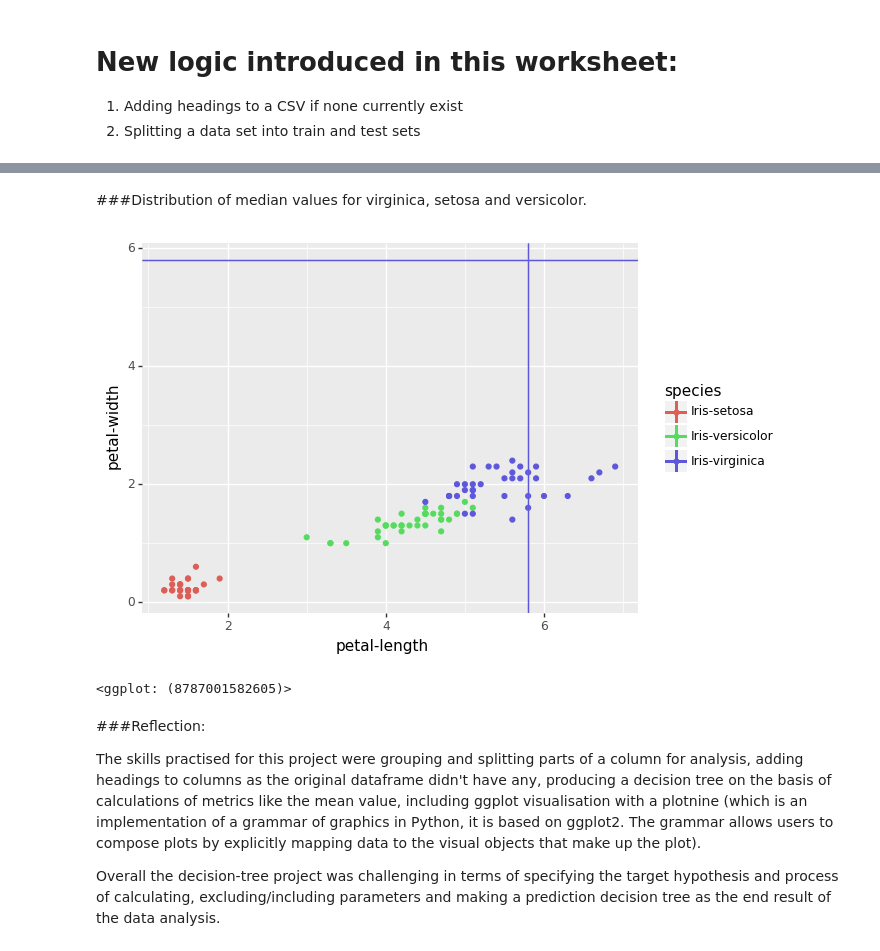
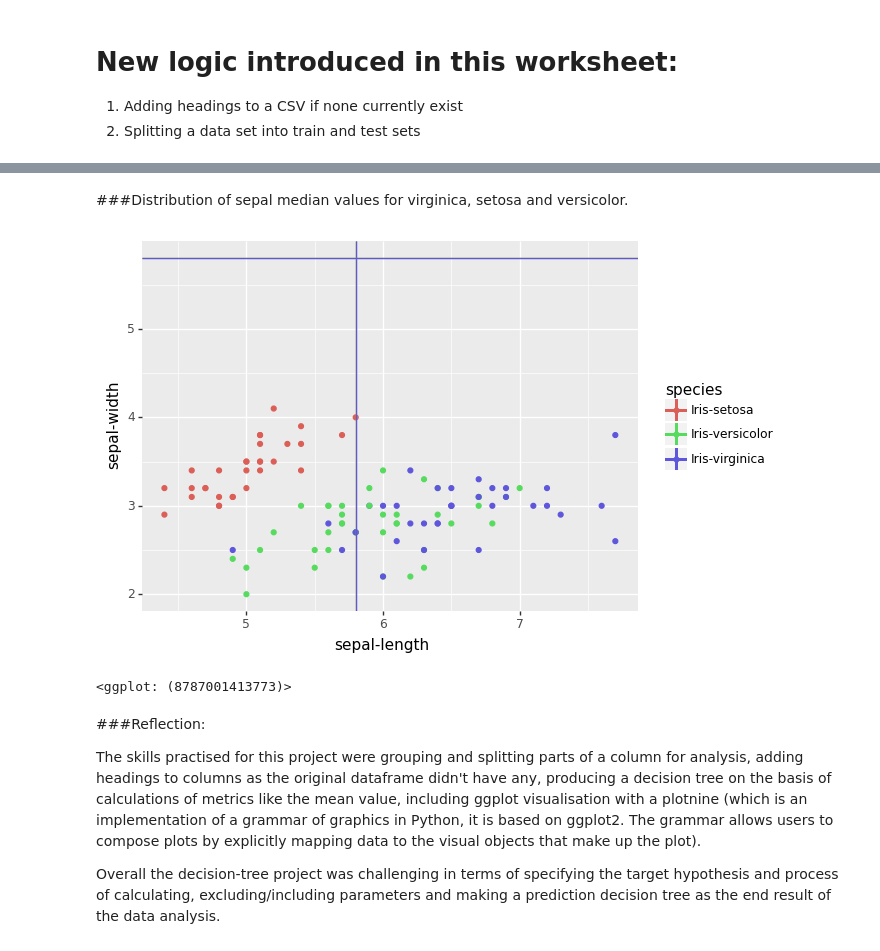
Before and after one commit to EllenSakkla/-PythonFundamentals, a Jupyter notebook: projects/Decision_Tree_coded_model.ipynb, the cells around one changed output, grey strips where cells are left out. Saved outputs shown, nothing was run; the diff lists cells and outputs as text; code cells hidden in the pictures.

```diff
--- a/projects/Decision_Tree_coded_model.ipynb
+++ b/projects/Decision_Tree_coded_model.ipynb
@@ -1022,12 +1040,12 @@ ggplot(train, aes(x='petal-length', y='petal-width', color='species')) + geom_po
 # %% [markdown]
-###Distribution of median values for virginica, setosa and versicolor.
+###Distribution of sepal median values for virginica, setosa and versicolor.
 # %%
-## this type of plot will show the distribution on a chart
+## this type of plot will show the distribution on a chart using median. The line crossing the chart is defined by the geom_vline part of the code.
 from plotnine import *
-ggplot(train, aes(x='petal-length', y='petal-width', color='species')) + geom_point() + geom_vline(train, aes(xintercept=train['sepal-length'].median(), color='species')) + geom_hline(train, aes(yintercept=train['sepal-length'].median(), color='species'))
+ggplot(train, aes(x='sepal-length', y='sepal-width', color='species')) + geom_point() + geom_vline(train, aes(xintercept=train['sepal-length'].median(), color='species')) + geom_hline(train, aes(yintercept=train['sepal-length'].median(), color='species'))
 # %% [output]
-[figure, old version]
+[figure, new version]
-<ggplot: (8787001582605)>
+<ggplot: (8787001413773)>
 # %% [markdown]
 ###Reflection:
 
```
Also changed, not shown: parts of 6 cells of this notebook.
